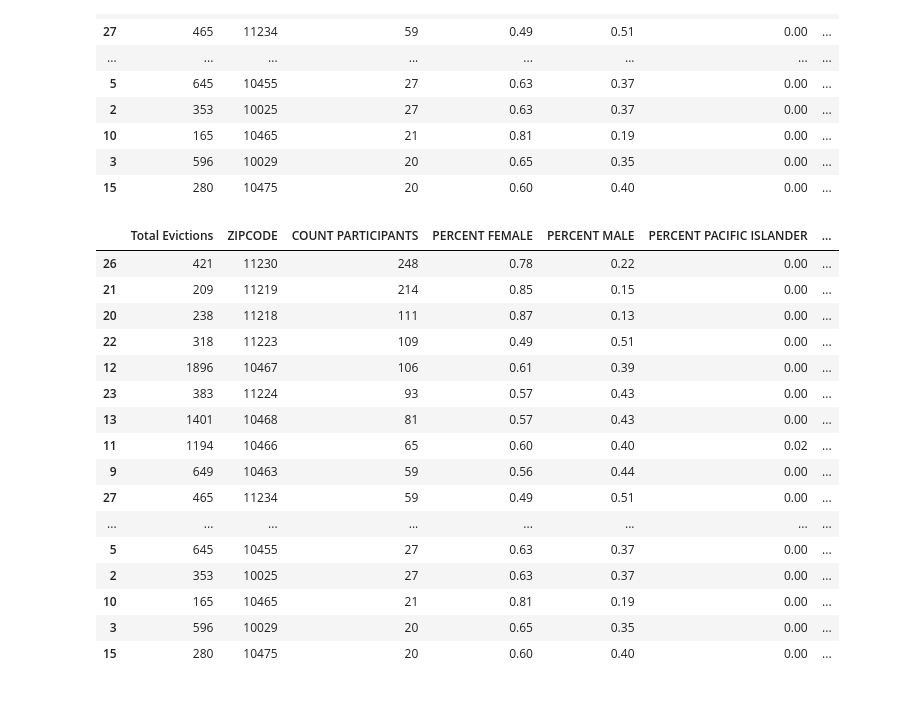
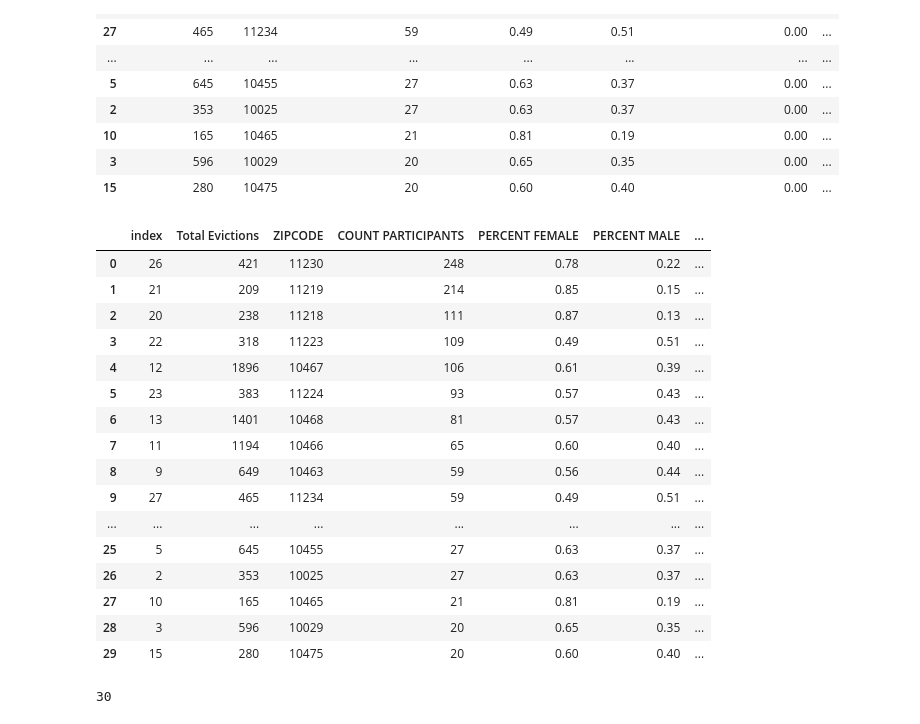
Before and after one commit to tmbiro/Crowdfunding_ETL, a Jupyter notebook: ETL_DataCleaning.ipynb, the cells around one changed output. Cells and saved outputs as stored; diff of their text form; code cells hidden in the pictures.

```diff
--- a/ETL_DataCleaning.ipynb
+++ b/ETL_DataCleaning.ipynb
@@ -117,29 +119,29 @@ combined_df
 # %%
 # adding PERCENT MINORITY column
 combined_df['PERCENT MINORITY']= (
     combined_df['PERCENT PACIFIC ISLANDER'] +
     combined_df['PERCENT HISPANIC LATINO'] +
     combined_df['PERCENT AMERICAN INDIAN'] +
     combined_df['PERCENT ASIAN NON HISPANIC'] +
     combined_df['PERCENT BLACK NON HISPANIC'] +
     combined_df['PERCENT OTHER ETHNICITY']
 )
-combined_df
+combined_df.reset_index()
 # %% [output]
-|  | Total Evictions | ZIPCODE | COUNT PARTICIPANTS | PERCENT FEMALE | PERCENT MALE | PERCENT PACIFIC ISLANDER | ... |
-| 26 | 421 | 11230 | 248 | 0.78 | 0.22 | 0.00 | ... |
-| 21 | 209 | 11219 | 214 | 0.85 | 0.15 | 0.00 | ... |
-| 20 | 238 | 11218 | 111 | 0.87 | 0.13 | 0.00 | ... |
-| 22 | 318 | 11223 | 109 | 0.49 | 0.51 | 0.00 | ... |
-| 12 | 1896 | 10467 | 106 | 0.61 | 0.39 | 0.00 | ... |
-| 23 | 383 | 11224 | 93 | 0.57 | 0.43 | 0.00 | ... |
-| 13 | 1401 | 10468 | 81 | 0.57 | 0.43 | 0.00 | ... |
-| 11 | 1194 | 10466 | 65 | 0.60 | 0.40 | 0.02 | ... |
-| 9 | 649 | 10463 | 59 | 0.56 | 0.44 | 0.00 | ... |
-| 27 | 465 | 11234 | 59 | 0.49 | 0.51 | 0.00 | ... |
+|  | index | Total Evictions | ZIPCODE | COUNT PARTICIPANTS | PERCENT FEMALE | PERCENT MALE | ... |
+| 0 | 26 | 421 | 11230 | 248 | 0.78 | 0.22 | ... |
+| 1 | 21 | 209 | 11219 | 214 | 0.85 | 0.15 | ... |
+| 2 | 20 | 238 | 11218 | 111 | 0.87 | 0.13 | ... |
+| 3 | 22 | 318 | 11223 | 109 | 0.49 | 0.51 | ... |
+| 4 | 12 | 1896 | 10467 | 106 | 0.61 | 0.39 | ... |
+| 5 | 23 | 383 | 11224 | 93 | 0.57 | 0.43 | ... |
+| 6 | 13 | 1401 | 10468 | 81 | 0.57 | 0.43 | ... |
+| 7 | 11 | 1194 | 10466 | 65 | 0.60 | 0.40 | ... |
+| 8 | 9 | 649 | 10463 | 59 | 0.56 | 0.44 | ... |
+| 9 | 27 | 465 | 11234 | 59 | 0.49 | 0.51 | ... |
 | ... | ... | ... | ... | ... | ... | ... | ... |
-| 5 | 645 | 10455 | 27 | 0.63 | 0.37 | 0.00 | ... |
-| 2 | 353 | 10025 | 27 | 0.63 | 0.37 | 0.00 | ... |
-| 10 | 165 | 10465 | 21 | 0.81 | 0.19 | 0.00 | ... |
-| 3 | 596 | 10029 | 20 | 0.65 | 0.35 | 0.00 | ... |
-| 15 | 280 | 10475 | 20 | 0.60 | 0.40 | 0.00 | ... |
+| 25 | 5 | 645 | 10455 | 27 | 0.63 | 0.37 | ... |
+| 26 | 2 | 353 | 10025 | 27 | 0.63 | 0.37 | ... |
+| 27 | 10 | 165 | 10465 | 21 | 0.81 | 0.19 | ... |
+| 28 | 3 | 596 | 10029 | 20 | 0.65 | 0.35 | ... |
+| 29 | 15 | 280 | 10475 | 20 | 0.60 | 0.40 | ... |
@@ -147,0 +153,4 @@ combined_df.to_csv('Resources/NYC_Evictions_Demographics.csv')
+# %%
+combined_df.to_sql(name='EvictionDemographics', con=engine, if_exists='replace', index=False)
+# %% [output]
+30
```
Also changed, not shown: parts of 4 cells of this notebook, 1 other file.
